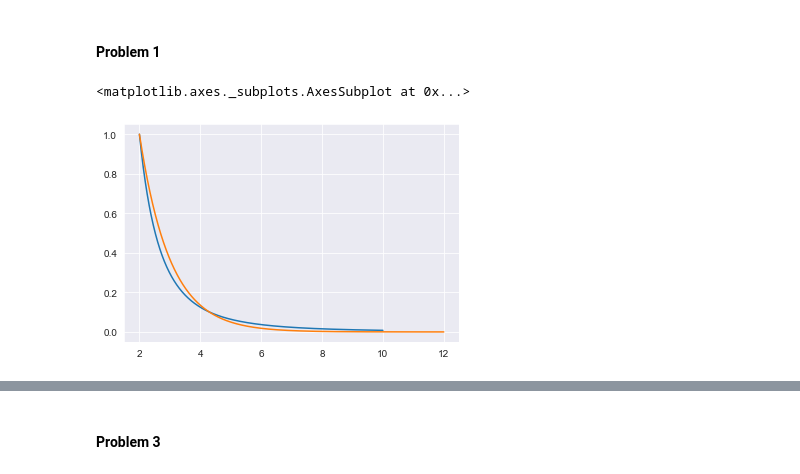
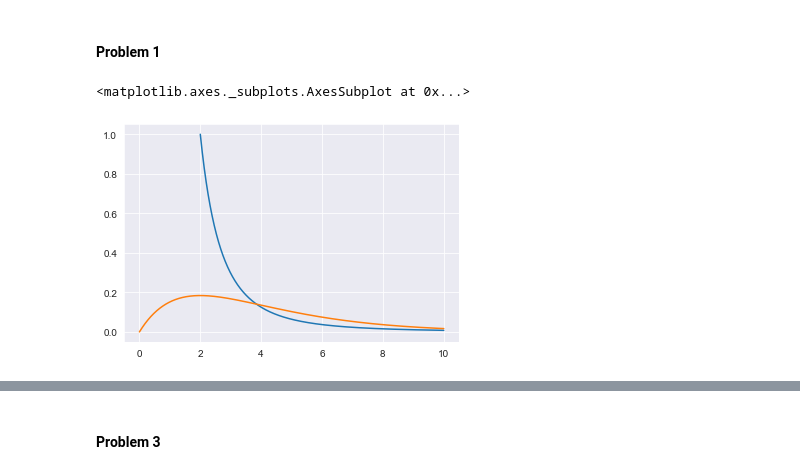
Before and after one commit to uwcheah/Main, a Jupyter notebook: montecarlo/Sample.ipynb, the cells around one changed output, grey strips where cells are left out. Cells and saved outputs as stored; diff of their text form; code cells hidden in the pictures.

```diff
--- a/montecarlo/Sample.ipynb
+++ b/montecarlo/Sample.ipynb
@@ -12,17 +12,17 @@ sns.set_style('darkgrid')
 # %%
 # plot the target density
 x_plot = np.linspace(2,10,1000)
 y_plot = 8/pow(x_plot,3)
 sns.set_style('darkgrid')
 ax_ = sns.lineplot(x=x_plot,y=y_plot)
 
 # plot an exponential density shifted at 2
 x_all = np.linspace(0,10,10000)
-y_prop = sp.expon.pdf(x_all)
-sns.lineplot(x=x_all+2,y=y_prop)
+y_prop = sp.gamma(a=2,scale=2).pdf(x_all)
+sns.lineplot(x=x_all,y=y_prop)
 # %% [output]
 <matplotlib.axes._subplots.AxesSubplot at 0x...>
-[figure, old version]
+[figure, new version]
 # %%
 # function to do metropolis-hastings sampling
 def metro_hast(f_pdf, g_pdf, g_gen,ndraws = 100,init_value = None, *args,**kwargs):
```
Also changed, not shown: parts of 13 cells of this notebook.
